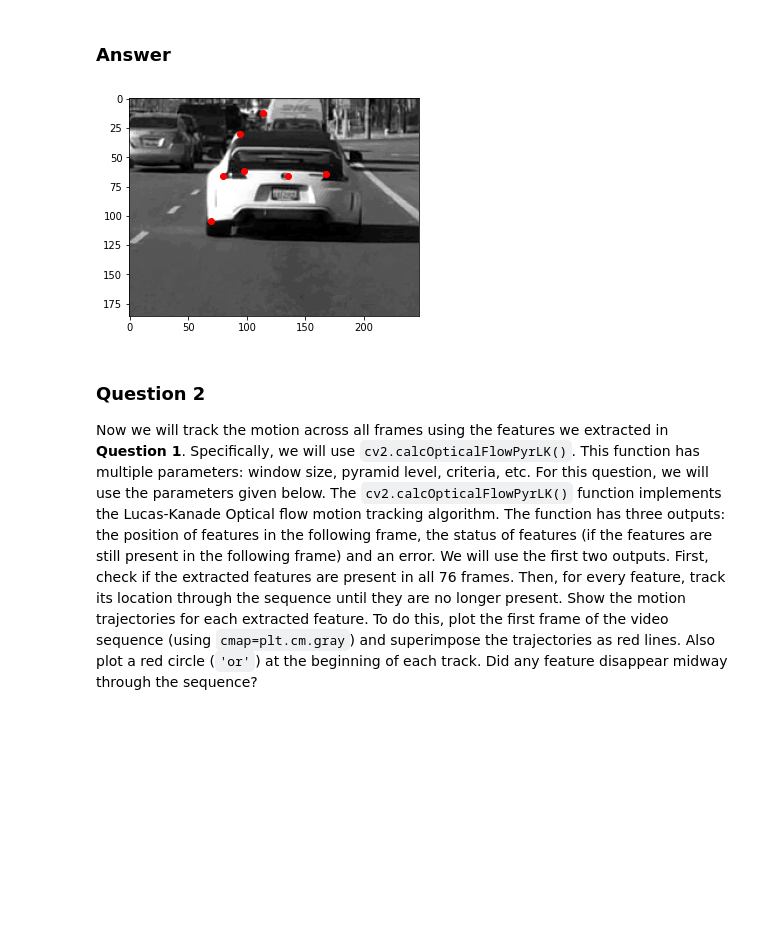
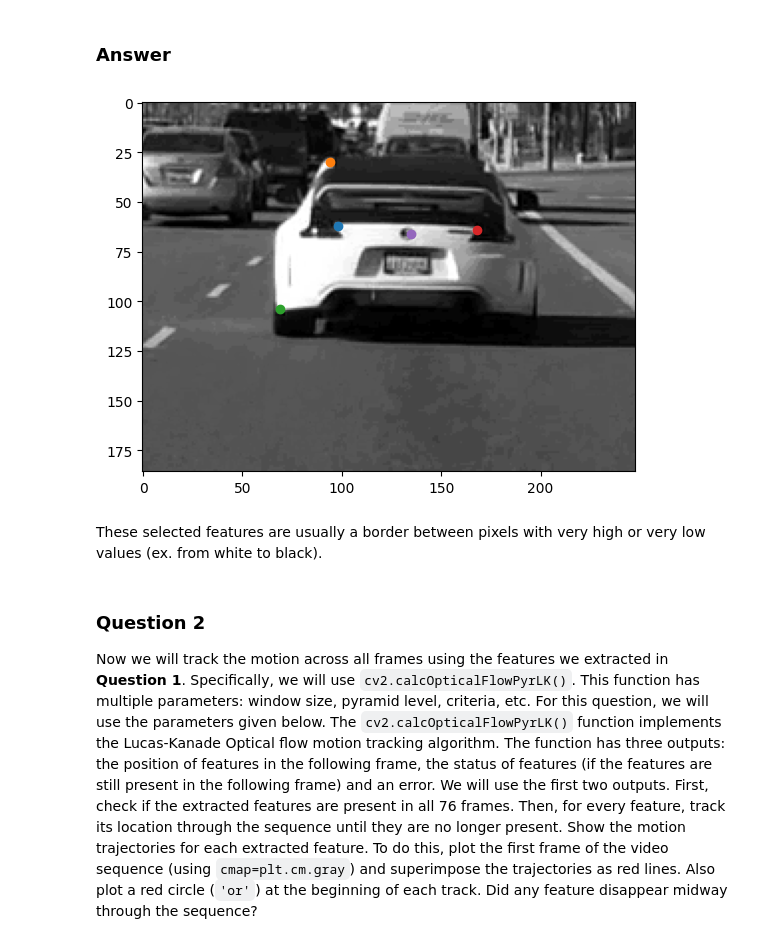
Before and after one commit to mkandrewhuang301/CS362, a Jupyter notebook: Module 4: Burst imaging in computational photography and microscopy.ipynb, the cells around one changed output. Drawn from its saved outputs; the diff is of its cells as text; code cells hidden in the pictures; blank space fills up the shorter version.

```diff
--- a/Module 4: Burst imaging in computational photography and microscopy.ipynb
+++ b/Module 4: Burst imaging in computational photography and microscopy.ipynb
@@ -55,21 +55,17 @@ for i in range(rows):
 We will first register these images using sparse optimal flow. Sparse optical flow selects a sparse feature set of pixels (e.g. interesting features such as edges and corners) to track its velocity vectors (motion). The extracted features are passed in the optical flow function from frame to frame to ensure that the same points are being tracked. To find good features, we will use `cv2.goodFeatureToTrack` from opencv. To correcly identify features in the first frame, you will need to try out different values for parameters in `cv2.goodFeatureToTrack`. Plot the selected features. Is there anything in common among all the selected features? (Note: Try to extract a total of less than 8 features, you can get better quality features by setting quality level to a higher value and make minDistance bigger to avoid redundancy)
 # %% [markdown]
 ### Answer
-# %%
-import cv2
-import numpy as np
-
-###find good features to track, by experimenting good values to track
-#cv2.goodFeaturesToTrack(image, maxCorners, qualityLevel, minDistance, [,mask[,blockSize[,useHarrisDetector[,k]]]])
-
-features = cv2.goodFeaturesToTrack(imgs[0], 7,0.04, 15)
-plt.imshow(imgs[0], cmap='gray')
-for feature in features:
-    x, y = feature.ravel()
-    plt.scatter(x, y, color='red')
-plt.show()
-# %% [output]
-[figure, removed]
+# %%
+features = cv2.goodFeaturesToTrack(imgs[0], 7, 0.49, 20)
+plt.figure()
+plt.imshow(imgs[0], cmap='gray')
+
+for feature in features:
+  plt.scatter(feature[0][0], feature[0][1])
+# %% [output]
+[figure, added]
+# %% [markdown]
+These selected features are usually a border between pixels with very high or very low values (ex. from white to black).
 # %% [markdown]
 ### Question 2
 Now we will track the motion across all frames using the features we extracted in **Question 1**. Specifically, we will use `cv2.calcOpticalFlowPyrLK()`. This function has multiple parameters: window size, pyramid level, criteria, etc. For this question, we will use the parameters given below. The `cv2.calcOpticalFlowPyrLK()` function implements the Lucas-Kanade Optical flow motion tracking algorithm. The function has three outputs: the position of features in the following frame, the status of features (if the features are still present in the following frame) and an error. We will use the first two outputs. First, check if the extracted features are present in all 76 frames. Then, for every feature, track its location through the sequence until they are no longer present. Show the motion trajectories for each extracted feature. To do this, plot the first frame of the video sequence (using `cmap=plt.cm.gray`) and superimpose the trajectories as red lines. Also plot a red circle (`'or'`) at the beginning of each track. Did any feature disappear midway through the sequence?
```
Also changed, not shown: parts of 17 cells of this notebook.
